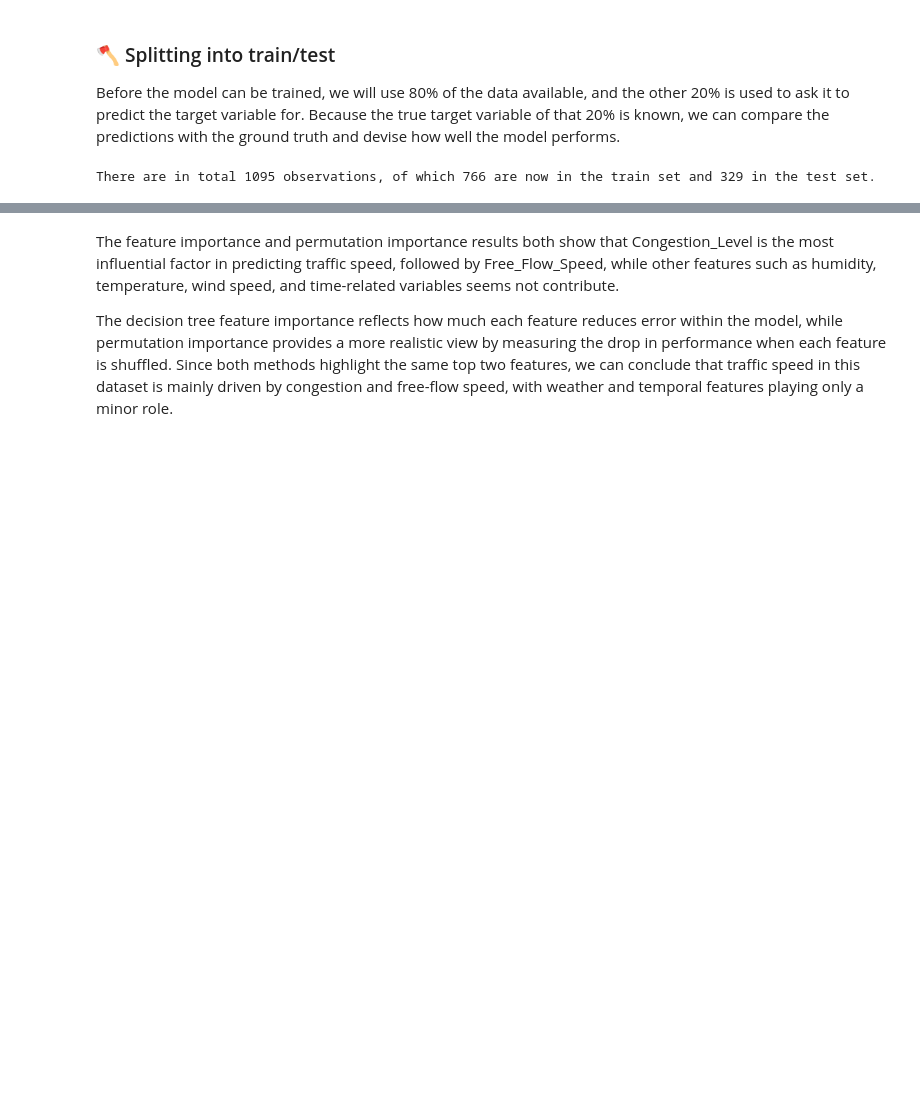
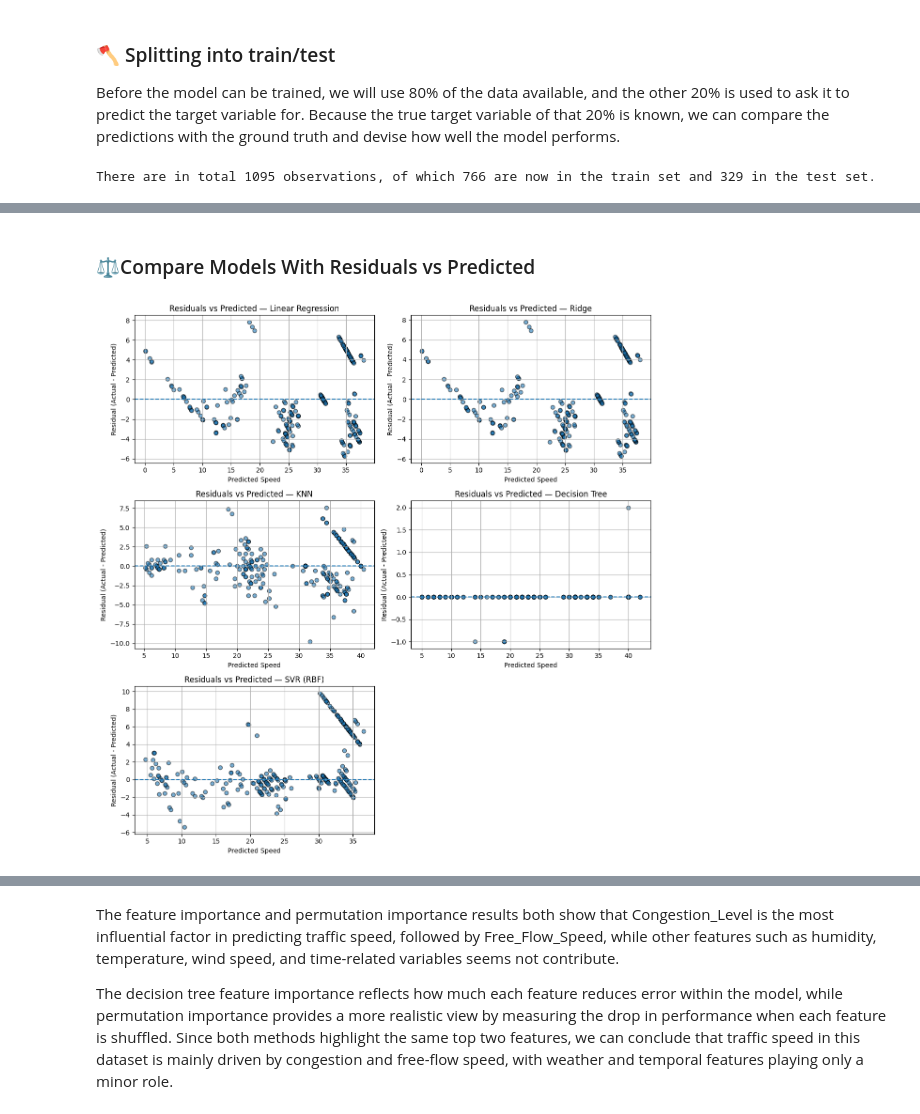
Before and after one commit to Suemy19710/TrafficHCMC, a Jupyter notebook: machine_learning.ipynb, the cells around one changed output, grey strips where cells are left out. Cells and saved outputs as stored; diff of their text form; code cells hidden in the pictures; blank space fills up the shorter version.

```diff
--- a/machine_learning.ipynb
+++ b/machine_learning.ipynb
@@ -518,26 +593,3 @@ Below is an explanation of why each regression model I used could be helpful in
 - Limitations: Requires careful tuning of parameters (`C`, `gamma`). Can be slow on large datasets.
 
 By comparing these models, I can identify not only the best-performing predictor but also gain insights into the nature of traffic speed patterns in relation to temporal, congestion, and weather-related factors.
-# %%
-models = {
-    'Linear Regression': LinearRegression(),
-    'KNeighborsRegressor': KNeighborsRegressor(n_neighbors=5),
-    'Decision Tree Regression': DecisionTreeRegressor(max_depth=5, random_state=42),
-    'SVR': SVR(kernel='rbf', C=100, gamma=0.1, epsilon=.1)
-}
-
-
-model_result = []
-for name, model in models.items():
-    model.fit(X_train, y_train)
-    pred = model.predict(X_test)
-    mae = mean_absolute_error(y_test, pred)
-    mse = mean_squared_error(y_test, pred)
-    r2 = r2_score(y_test, pred)
-
-    model_result.append((name, mae, mse, r2))
-
-model_result = pd.DataFrame(model_result, columns=["Model", "MAE", "MSE", "R²"])
-model_result = model_result.sort_values("R²")
-
-model_result
@@ -550 +720,27 @@ model_result
+# %% [markdown]
+### ⚖️Compare Models With Residuals vs Predicted
+# %%
+n_models = len(rows)
+n_cols = 2
+n_rows = (n_models + 1) // n_cols
+
+plt.figure(figsize=(6 * n_cols, 4 * n_rows))
+for idx, r in enumerate(rows, 1):
+    name = r["Model"]
+    est  = r["Estimator"]
+    ypre = r["y_pred_test"]
+    residuals = y_test - ypre
+
+    plt.subplot(n_rows, n_cols, idx)
+    plt.scatter(ypre, residuals, alpha=0.6, edgecolor="k")
+    plt.axhline(0, linestyle="--")
+    plt.xlabel("Predicted Speed")
+    plt.ylabel("Residual (Actual - Predicted)")
+    plt.title(f"Residuals vs Predicted — {name}")
+    plt.grid(True)
+
+plt.tight_layout()
+plt.show()
+# %% [output]
+[figure, added]
 # %% [markdown]
```
Also changed, not shown: parts of 60 cells of this notebook, 1 other file.
